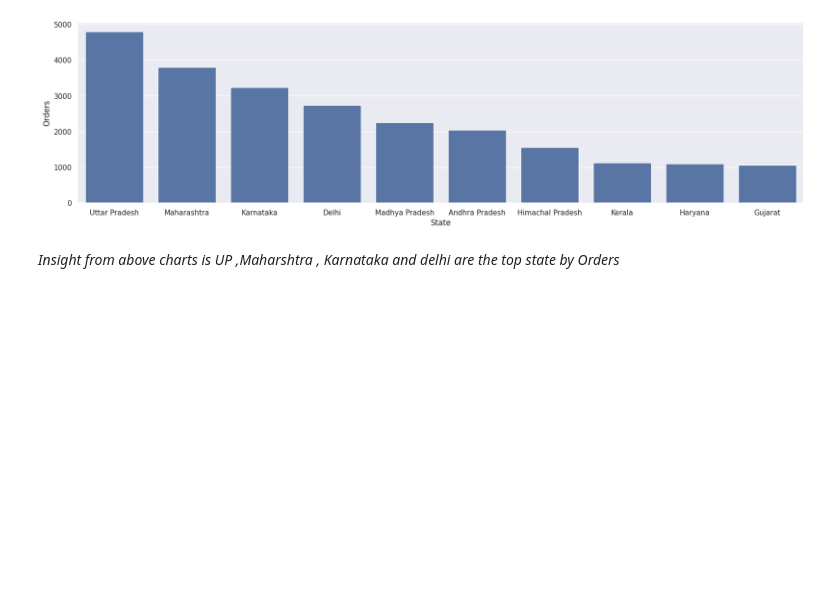
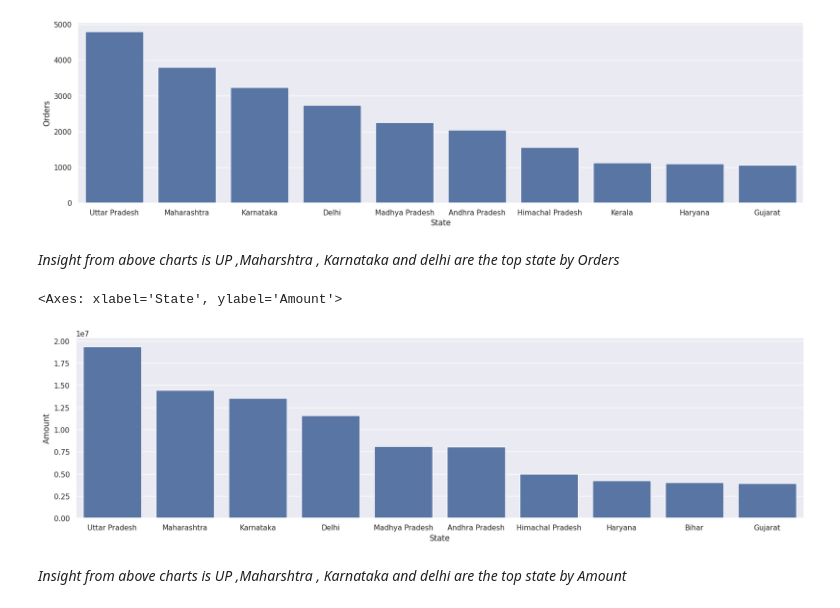
Before and after one commit to Kamal-Damani/Diwali_Customer_Analytics_Python, a Jupyter notebook: Diwali_Sales_analysis_Pandas.ipynb, the cells around one changed output. Saved outputs shown, nothing was run; the diff lists cells and outputs as text; code cells hidden in the pictures; blank space fills up the shorter version.

```diff
--- a/Diwali_Sales_analysis_Pandas.ipynb
+++ b/Diwali_Sales_analysis_Pandas.ipynb
@@ -223,3 +223,12 @@ sns.barplot(x="State",y="Orders",data=state_by_order)
 [figure]
 # %% [markdown]
 *Insight from above charts is UP ,Maharshtra , Karnataka and delhi are the top state by Orders*
+# %%
+state_by_amount=df.groupby(["State"], as_index=False)["Amount"].sum().sort_values(by="Amount",ascending=False).head(10)
+
+sns.barplot(y="Amount",x="State",data= state_by_amount)
+# %% [output]
+<Axes: xlabel='State', ylabel='Amount'>
+[figure, added]
+# %% [markdown]
+*Insight from above charts is UP ,Maharshtra , Karnataka and delhi are the top state by Amount*
```
